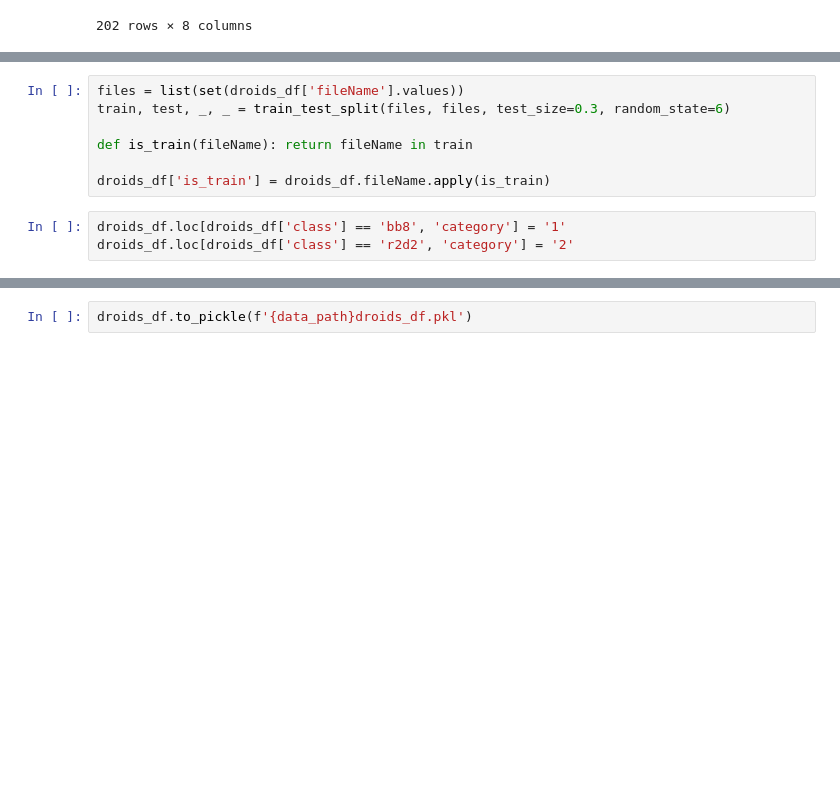
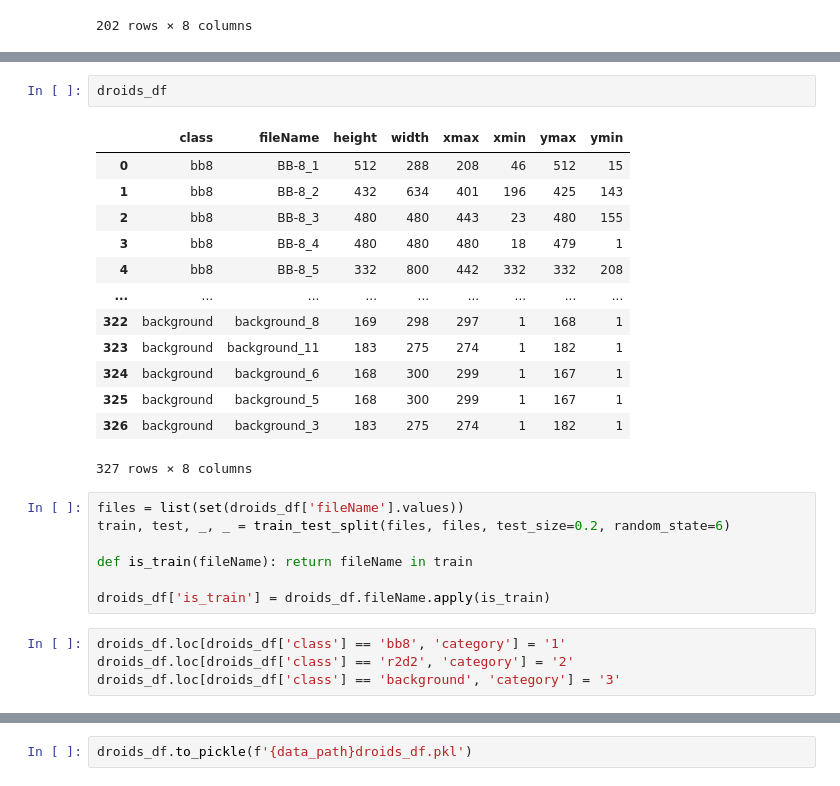
Before and after one commit to NewSoftwareCulture/DataScience, a Jupyter notebook: Homework_5_RCNN/step 1.ipynb, the cells around one changed output, grey strips where cells are left out. Drawn from its saved outputs; the diff is of its cells as text; blank space fills up the shorter version.

```diff
--- a/Homework_5_RCNN/step 1.ipynb
+++ b/Homework_5_RCNN/step 1.ipynb
@@ -30,6 +38,22 @@ droids_df
+# %%
+droids_df
+# %% [output]
+|  | class | fileName | height | width | xmax | xmin | ymax | ymin |
+| 0 | bb8 | BB-8_1 | 512 | 288 | 208 | 46 | 512 | 15 |
+| 1 | bb8 | BB-8_2 | 432 | 634 | 401 | 196 | 425 | 143 |
+| 2 | bb8 | BB-8_3 | 480 | 480 | 443 | 23 | 480 | 155 |
+| 3 | bb8 | BB-8_4 | 480 | 480 | 480 | 18 | 479 | 1 |
+| 4 | bb8 | BB-8_5 | 332 | 800 | 442 | 332 | 332 | 208 |
+| ... | ... | ... | ... | ... | ... | ... | ... | ... |
+| 322 | background | background_8 | 169 | 298 | 297 | 1 | 168 | 1 |
+| 323 | background | background_11 | 183 | 275 | 274 | 1 | 182 | 1 |
+| 324 | background | background_6 | 168 | 300 | 299 | 1 | 167 | 1 |
+| 325 | background | background_5 | 168 | 300 | 299 | 1 | 167 | 1 |
+| 326 | background | background_3 | 183 | 275 | 274 | 1 | 182 | 1 |
+327 rows × 8 columns
 # %%
 files = list(set(droids_df['fileName'].values))
-train, test, _, _ = train_test_split(files, files, test_size=0.3, random_state=6)
+train, test, _, _ = train_test_split(files, files, test_size=0.2, random_state=6)
 
 def is_train(fileName): return fileName in train
 
@@ -37,6 +61,7 @@ droids_df['is_train'] = droids_df.fileName.apply(is_train)
 # %%
 droids_df.loc[droids_df['class'] == 'bb8', 'category'] = '1'
 droids_df.loc[droids_df['class'] == 'r2d2', 'category'] = '2'
+droids_df.loc[droids_df['class'] == 'background', 'category'] = '3'
 # %%
 droids_df
 # %% [output]
```
Also changed, not shown: parts of 4 cells of this notebook, 14 other files.
